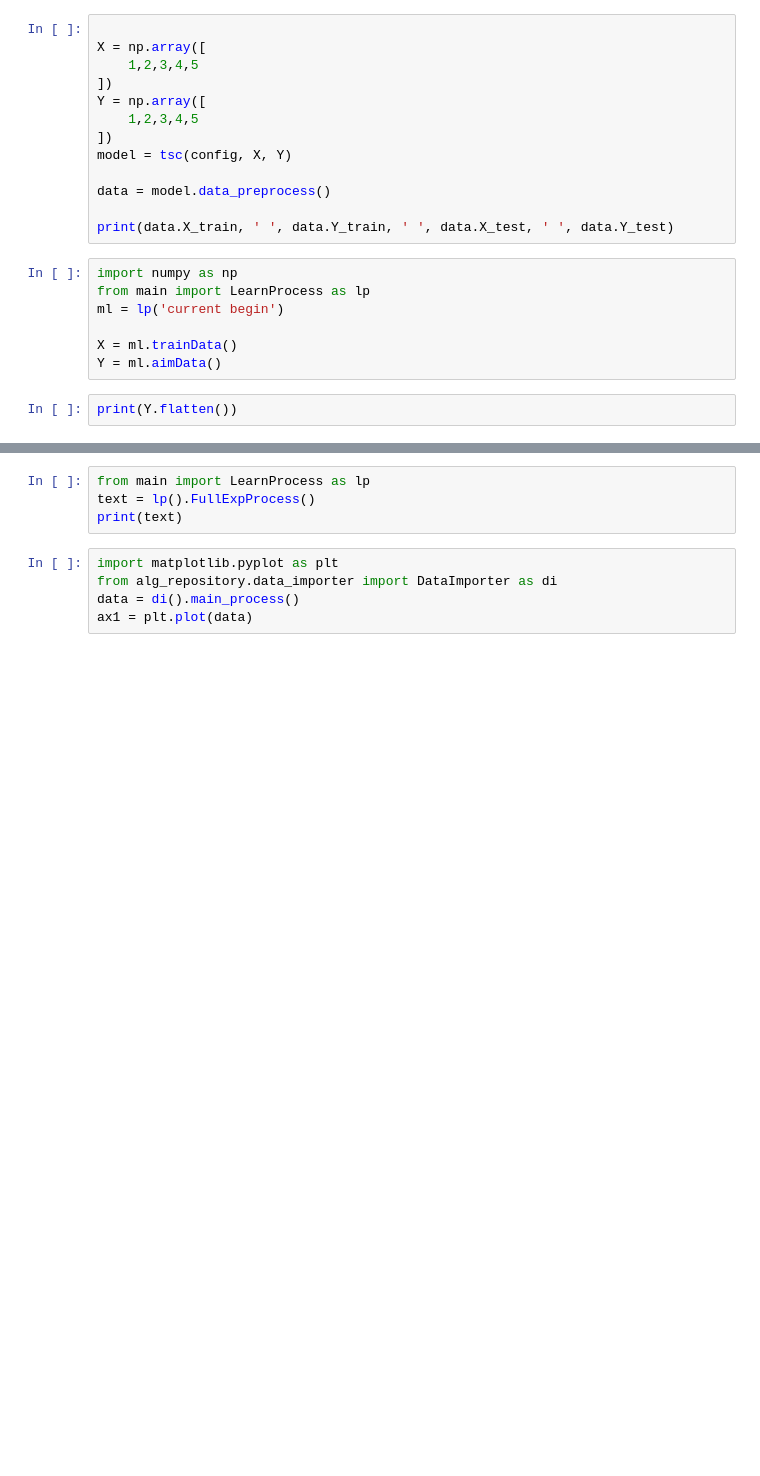
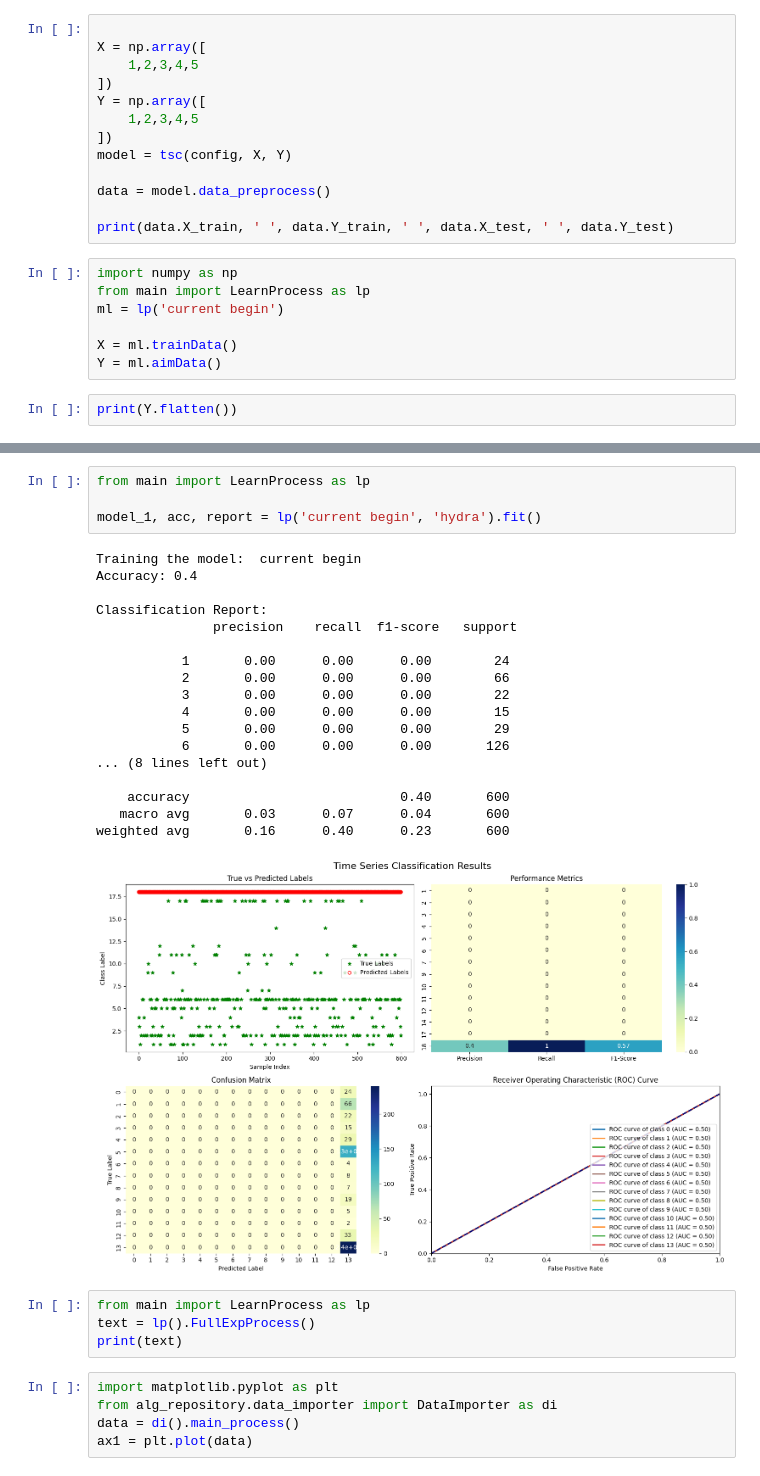
Before and after one commit to TinyEnerget/fault_location_machine_learning, a Jupyter notebook: train_data_preproc.ipynb, the cells around one changed output, grey strips where cells are left out. Drawn from its saved outputs; the diff is of its cells as text; blank space fills up the shorter version.

```diff
--- a/train_data_preproc.ipynb
+++ b/train_data_preproc.ipynb
@@ -470,3 +487,26 @@ model_1 = lp('current begin').fit()
+# %%
+from main import LearnProcess as lp
+
+model_1, acc, report = lp('current begin', 'hydra').fit()
+# %% [output]
+Training the model:  current begin
+Accuracy: 0.4
+
+Classification Report:
+               precision    recall  f1-score   support
+
+           1       0.00      0.00      0.00        24
+           2       0.00      0.00      0.00        66
+           3       0.00      0.00      0.00        22
+           4       0.00      0.00      0.00        15
+           5       0.00      0.00      0.00        29
+           6       0.00      0.00      0.00       126
+... (8 lines left out)
+
+    accuracy                           0.40       600
+   macro avg       0.03      0.07      0.04       600
+weighted avg       0.16      0.40      0.23       600
+[figure, added]
 # %%
 from main import LearnProcess as lp
 text = lp().FullExpProcess()
```
Also changed, not shown: parts of 16 cells of this notebook, 2 other files.
